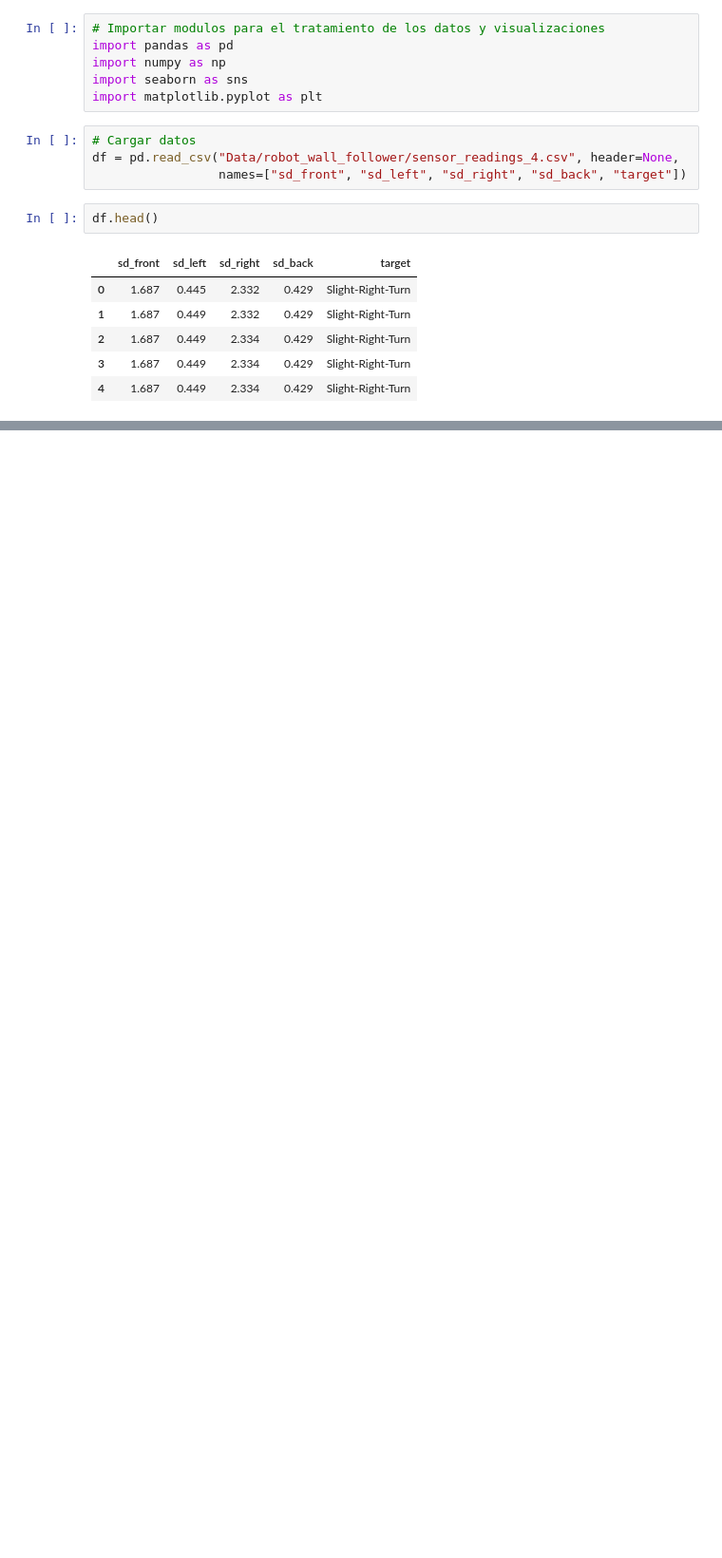
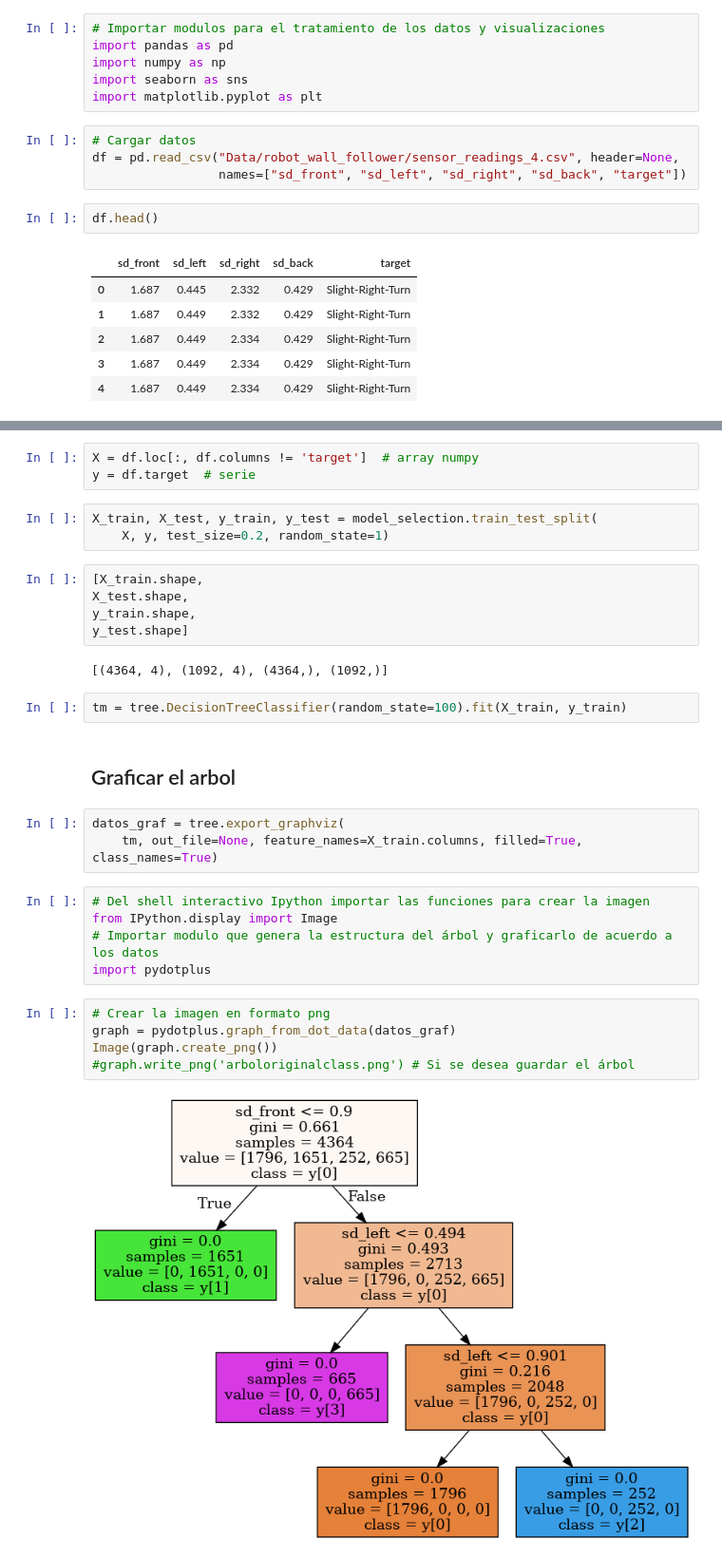
Before and after one commit to jcorredorc/learning_ml, a Jupyter notebook: Proyecto/P04-Arboles.ipynb, the cells around one changed output, grey strips where cells are left out. Shown at 95% size. Drawn from its saved outputs; the diff is of its cells as text; blank space fills up the shorter version.

Commit message:
feat: incluye modelo clasificacion por arboles

```diff
--- a/Proyecto/P04-Arboles.ipynb
+++ b/Proyecto/P04-Arboles.ipynb
@@ -21,0 +56,32 @@ df.head()
+# %%
+X = df.loc[:, df.columns != 'target']  # array numpy
+y = df.target  # serie
+# %%
+X_train, X_test, y_train, y_test = model_selection.train_test_split(
+    X, y, test_size=0.2, random_state=1)
+# %%
+[X_train.shape,
+X_test.shape,
+y_train.shape,
+y_test.shape]
+# %% [output]
+[(4364, 4), (1092, 4), (4364,), (1092,)]
+# %%
+tm = tree.DecisionTreeClassifier(random_state=100).fit(X_train, y_train)
+# %% [markdown]
+## Graficar el arbol
+# %%
+datos_graf = tree.export_graphviz(
+    tm, out_file=None, feature_names=X_train.columns, filled=True, class_names=True)
+# %%
+# Del shell interactivo Ipython importar las funciones para crear la imagen
+from IPython.display import Image
+# Importar modulo que genera la estructura del árbol y graficarlo de acuerdo a los datos
+import pydotplus
+# %%
+# Crear la imagen en formato png
+graph = pydotplus.graph_from_dot_data(datos_graf)
+Image(graph.create_png())
+#graph.write_png('arboloriginalclass.png') # Si se desea guardar el árbol
+# %% [output]
+[figure, added]
```
Also changed, not shown: parts of 16 cells of this notebook, 1 other file.
